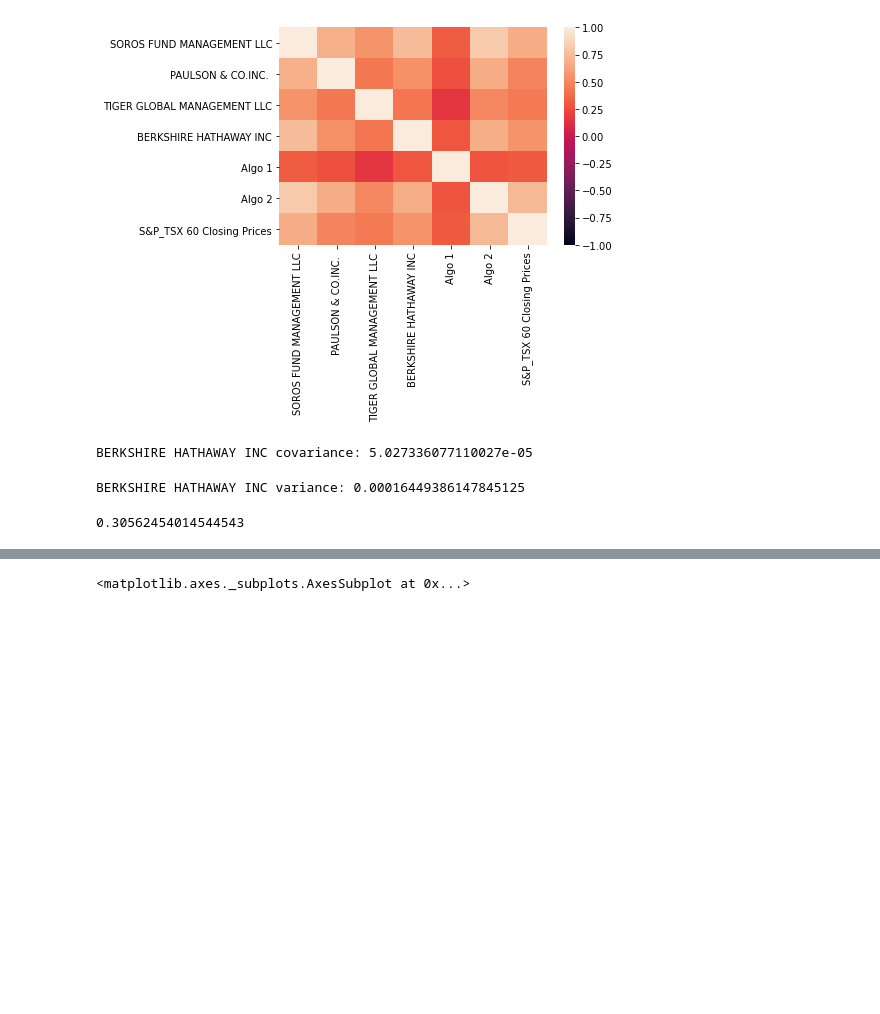
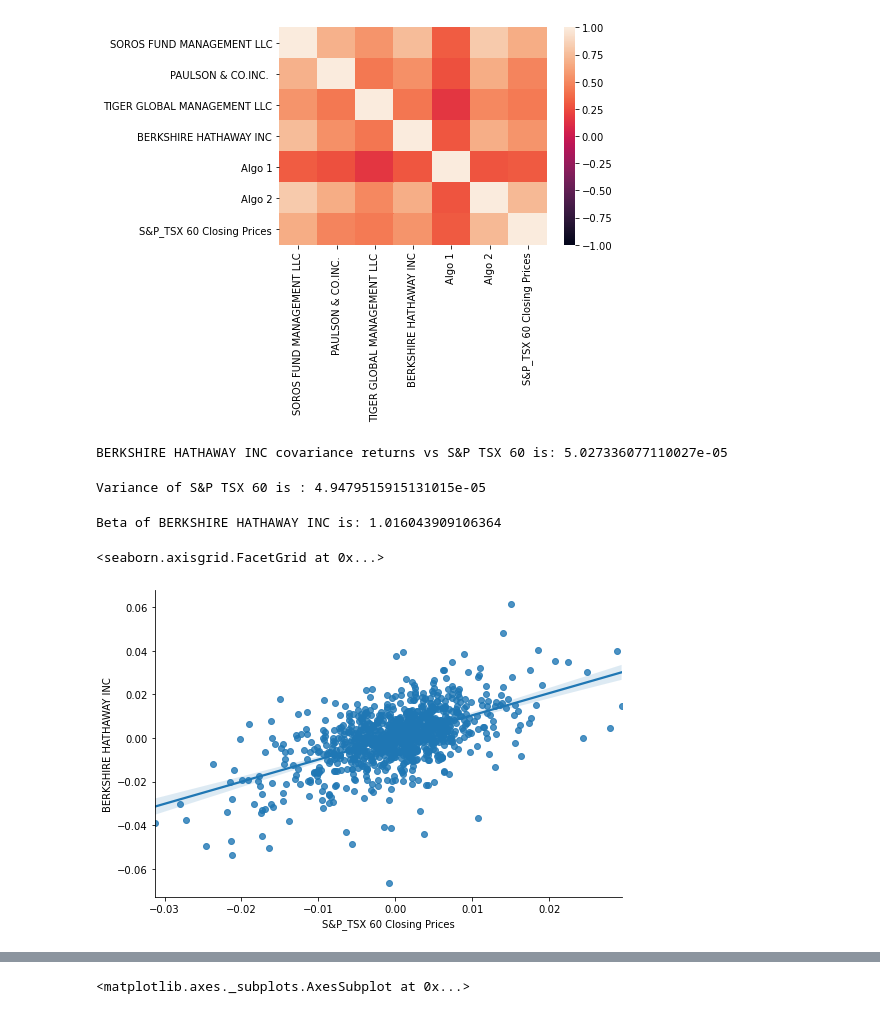
Before and after one commit to rodrigocelso1/Pandas-A-Whale-Off-the-Port-folio-, a Jupyter notebook: Code/whale_analysis.ipynb.ipynb, the cells around one changed output, grey strips where cells are left out. Cells and saved outputs as stored; diff of their text form; code cells hidden in the pictures; blank space fills up the shorter version.

```diff
--- a/Code/whale_analysis.ipynb.ipynb
+++ b/Code/whale_analysis.ipynb.ipynb
@@ -272,19 +272,19 @@ sns.heatmap(correlation, vmin=-1, vmax=1)
 ###Choose one portfolio, then calculate and plot beta it and the S&P 60 TSX.
 ###Calculate covariance of a single portfolio
 covariance_berkshire = portfolios['BERKSHIRE HATHAWAY INC'].cov(portfolios['S&P_TSX 60 Closing Prices'])
-print(f'BERKSHIRE HATHAWAY INC covariance: {covariance_berkshire}')
+print(f'BERKSHIRE HATHAWAY INC covariance returns vs S&P TSX 60 is: {covariance_berkshire}')
 # %% [output]
-BERKSHIRE HATHAWAY INC covariance: 5.027336077110027e-05
+BERKSHIRE HATHAWAY INC covariance returns vs S&P TSX 60 is: 5.027336077110027e-05
 # %%
 ###Calculate variance of S&P TSX
-variance_berkshire = portfolios['BERKSHIRE HATHAWAY INC'].var()
-print(f'BERKSHIRE HATHAWAY INC variance: {variance_berkshire}')
+variance_berkshire = portfolios['S&P_TSX 60 Closing Prices'].var()
+print(f"Variance of S&P TSX 60 is : {variance_berkshire}")
 # %% [output]
-BERKSHIRE HATHAWAY INC variance: 0.00016449386147845125
+Variance of S&P TSX 60 is : 4.9479515915131015e-05
 # %%
 ###Calculating beta of Algo 1
 ###Plot beta trend
 beta_berkshire = covariance_berkshire / variance_berkshire
-beta_berkshire
+print(f'Beta of BERKSHIRE HATHAWAY INC is: {beta_berkshire}')
 # %% [output]
-0.30562454014544543
+Beta of BERKSHIRE HATHAWAY INC is: 1.016043909106364
@@ -293,3 +291,8 @@ beta_berkshire
+# %%
+sns.lmplot(x="S&P_TSX 60 Closing Prices", y="BERKSHIRE HATHAWAY INC", data=portfolios, aspect=1.5, fit_reg=True)
+# %% [output]
+<seaborn.axisgrid.FacetGrid at 0x...>
+[figure, added]
 # %%
 #alternative way to calculate a rolling window is to take the exponentially weighted moving average.
 ##This is like a moving window average, but it assigns greater importance to more recent observations.
```
Also changed, not shown: parts of 16 cells of this notebook.
